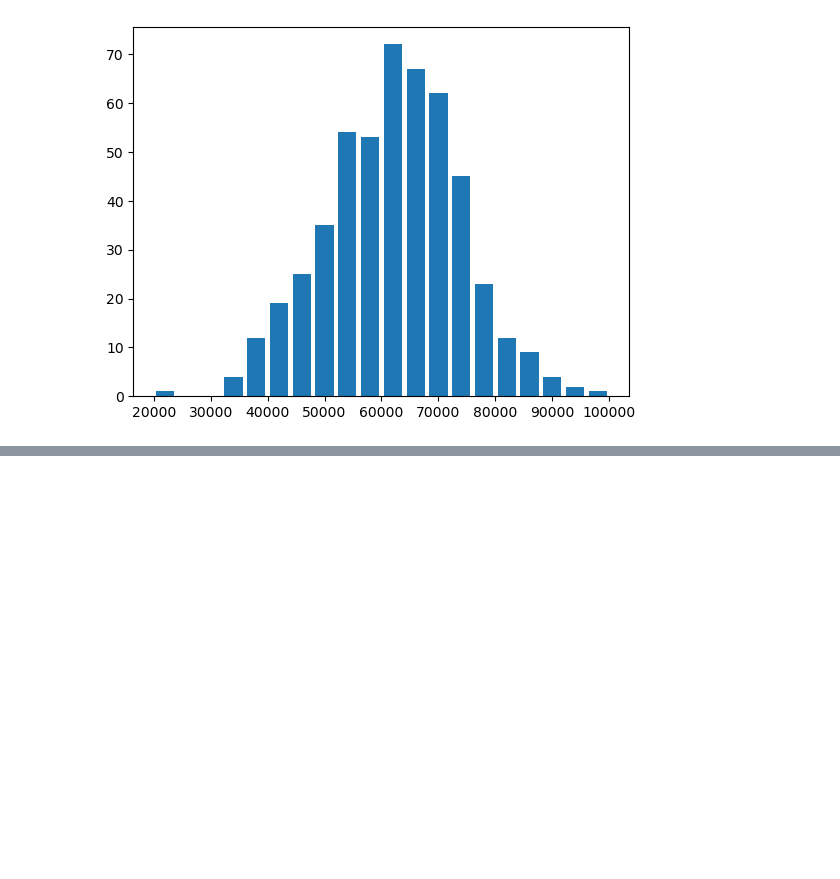
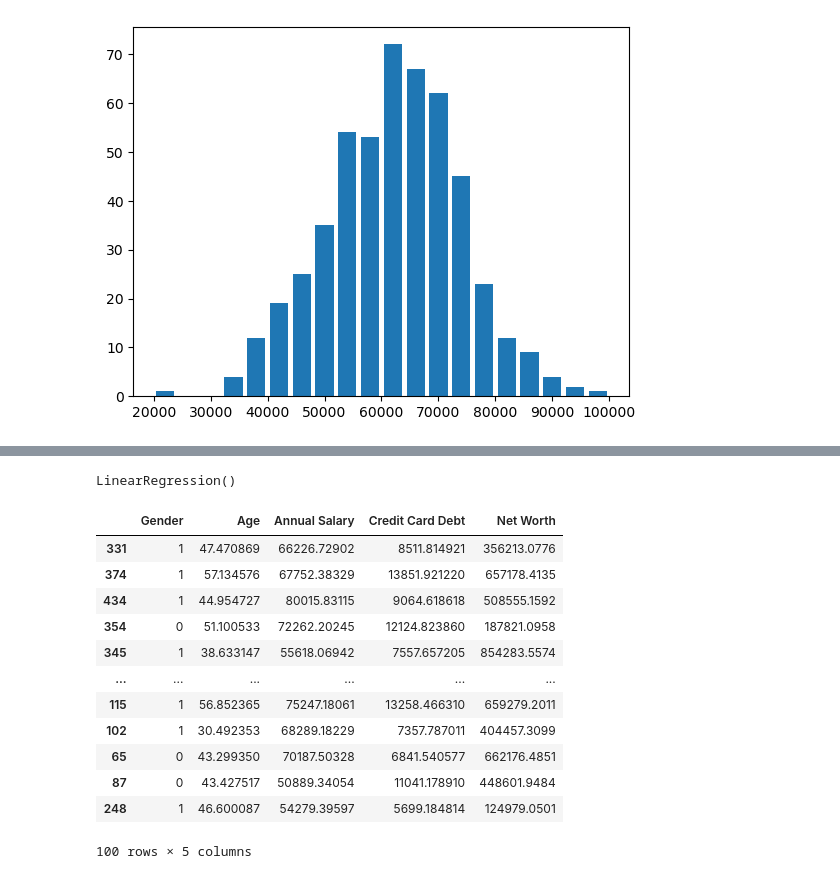
Before and after one commit to tmdghlrla/streamlit-car-price, a Jupyter notebook: car_price.ipynb, the cells around one changed output, grey strips where cells are left out. Saved outputs shown, nothing was run; the diff lists cells and outputs as text; code cells hidden in the pictures; blank space fills up the shorter version.

```diff
--- a/car_price.ipynb
+++ b/car_price.ipynb
@@ -98,0 +121,4 @@ sb.scatterplot(data=df, )
+# %%
+x = df.loc[:,'Gender':'Net Worth']
+# %%
+y = df['Car Purchase Amount']
@@ -98,0 +131,2 @@ sb.scatterplot(data=df, )
+# %%
+X_train, X_test, Y_train, Y_test = train_test_split(x,y, test_size=0.2, random_state=50)
@@ -98,0 +141,4 @@ sb.scatterplot(data=df, )
+# %%
+regressor.fit(X_train, Y_train)
+# %% [output]
+LinearRegression()
@@ -98,0 +149,16 @@ sb.scatterplot(data=df, )
+# %%
+X_test
+# %% [output]
+|  | Gender | Age | Annual Salary | Credit Card Debt | Net Worth |
+| 331 | 1 | 47.470869 | 66226.72902 | 8511.814921 | 356213.0776 |
+| 374 | 1 | 57.134576 | 67752.38329 | 13851.921220 | 657178.4135 |
+| 434 | 1 | 44.954727 | 80015.83115 | 9064.618618 | 508555.1592 |
+| 354 | 0 | 51.100533 | 72262.20245 | 12124.823860 | 187821.0958 |
+| 345 | 1 | 38.633147 | 55618.06942 | 7557.657205 | 854283.5574 |
+| ... | ... | ... | ... | ... | ... |
+| 115 | 1 | 56.852365 | 75247.18061 | 13258.466310 | 659279.2011 |
+| 102 | 1 | 30.492353 | 68289.18229 | 7357.787011 | 404457.3099 |
+| 65 | 0 | 43.299350 | 70187.50328 | 6841.540577 | 662176.4851 |
+| 87 | 0 | 43.427517 | 50889.34054 | 11041.178910 | 448601.9484 |
+| 248 | 1 | 46.600087 | 54279.39597 | 5699.184814 | 124979.0501 |
+100 rows × 5 columns
```
Also changed, not shown: parts of 27 cells of this notebook.
